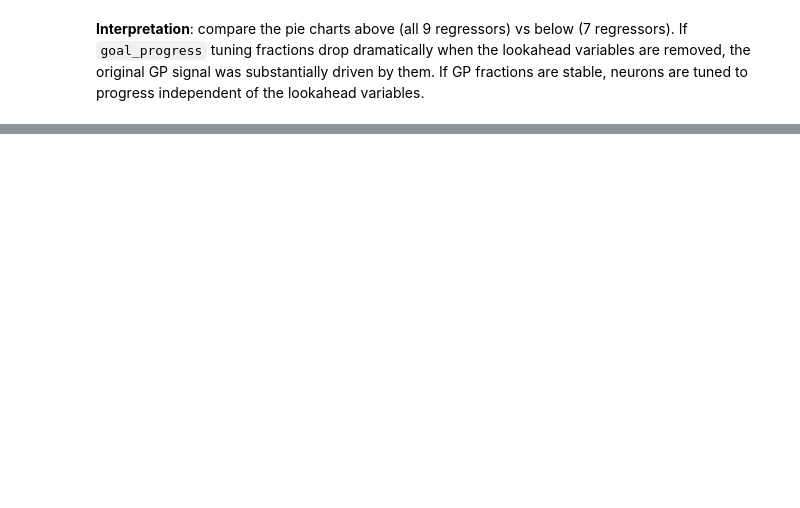
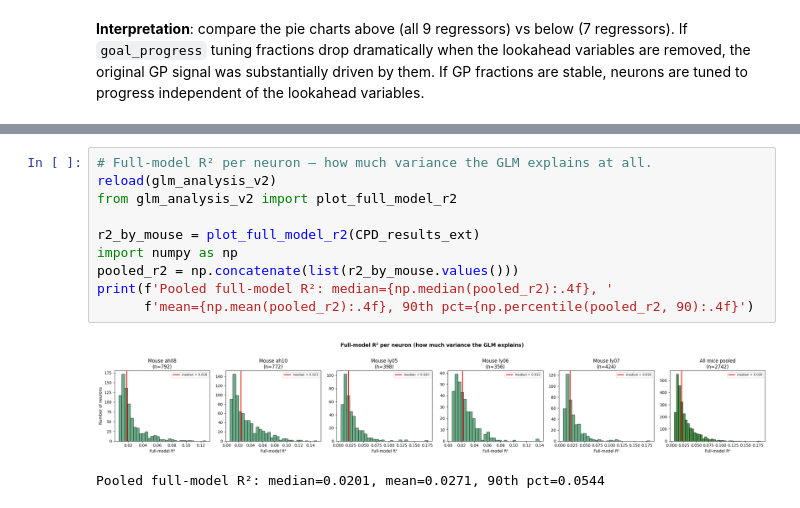
Before and after one commit to AdamLoydHarris/ABCD_LEC, a Jupyter notebook: code/LEC_glm_tuning_variables.ipynb, the cells around one changed output, grey strips where cells are left out. Drawn from its saved outputs; the diff is of its cells as text; blank space fills up the shorter version.

```diff
--- a/code/LEC_glm_tuning_variables.ipynb
+++ b/code/LEC_glm_tuning_variables.ipynb
@@ -237,0 +411,13 @@ print_tuning_summary(mouse_tuning_concat_nl, regressors_to_include=included)
+# %%
+# Full-model R² per neuron — how much variance the GLM explains at all.
+reload(glm_analysis_v2)
+from glm_analysis_v2 import plot_full_model_r2
+
+r2_by_mouse = plot_full_model_r2(CPD_results_ext)
+import numpy as np
+pooled_r2 = np.concatenate(list(r2_by_mouse.values()))
+print(f'Pooled full-model R²: median={np.median(pooled_r2):.4f}, '
+      f'mean={np.mean(pooled_r2):.4f}, 90th pct={np.percentile(pooled_r2, 90):.4f}')
+# %% [output]
+[figure, added]
+Pooled full-model R²: median=0.0201, mean=0.0271, 90th pct=0.0544
```
Also changed, not shown: parts of 34 cells of this notebook, 2 other files.
